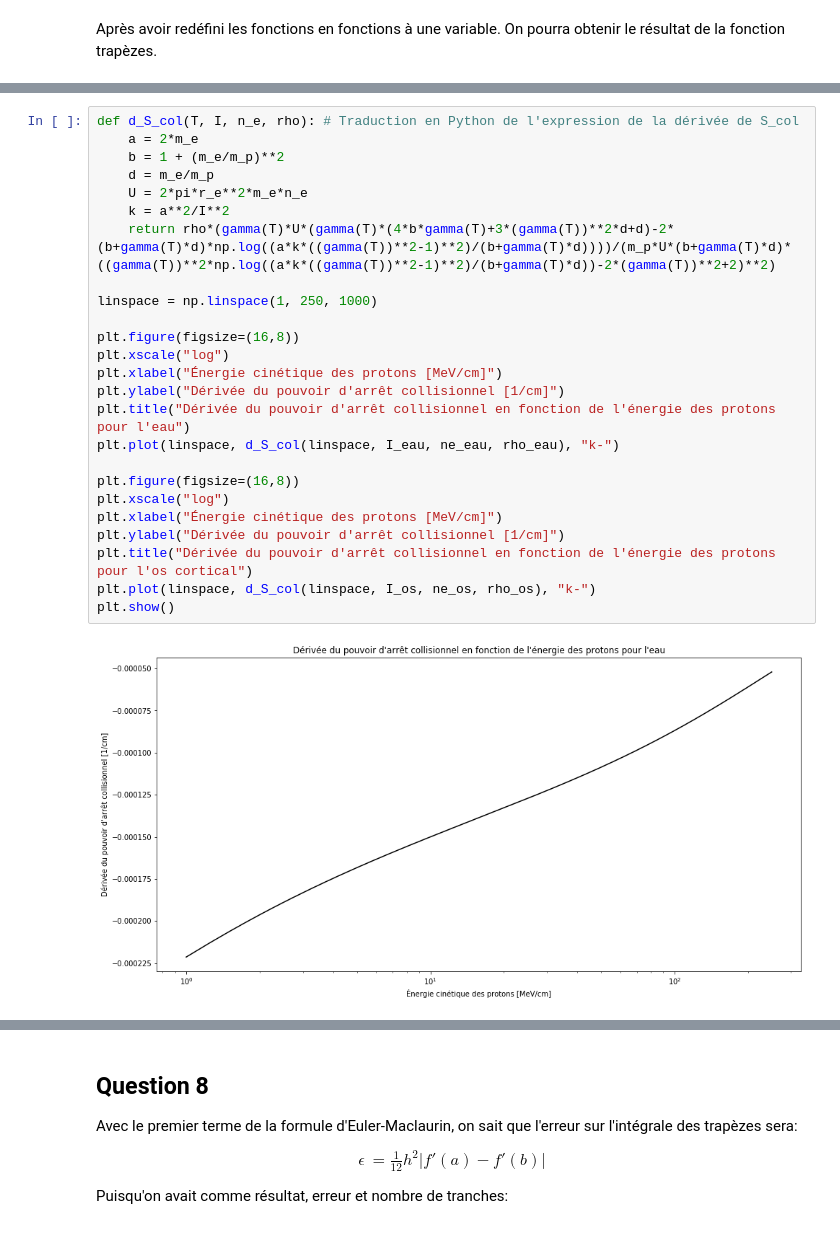
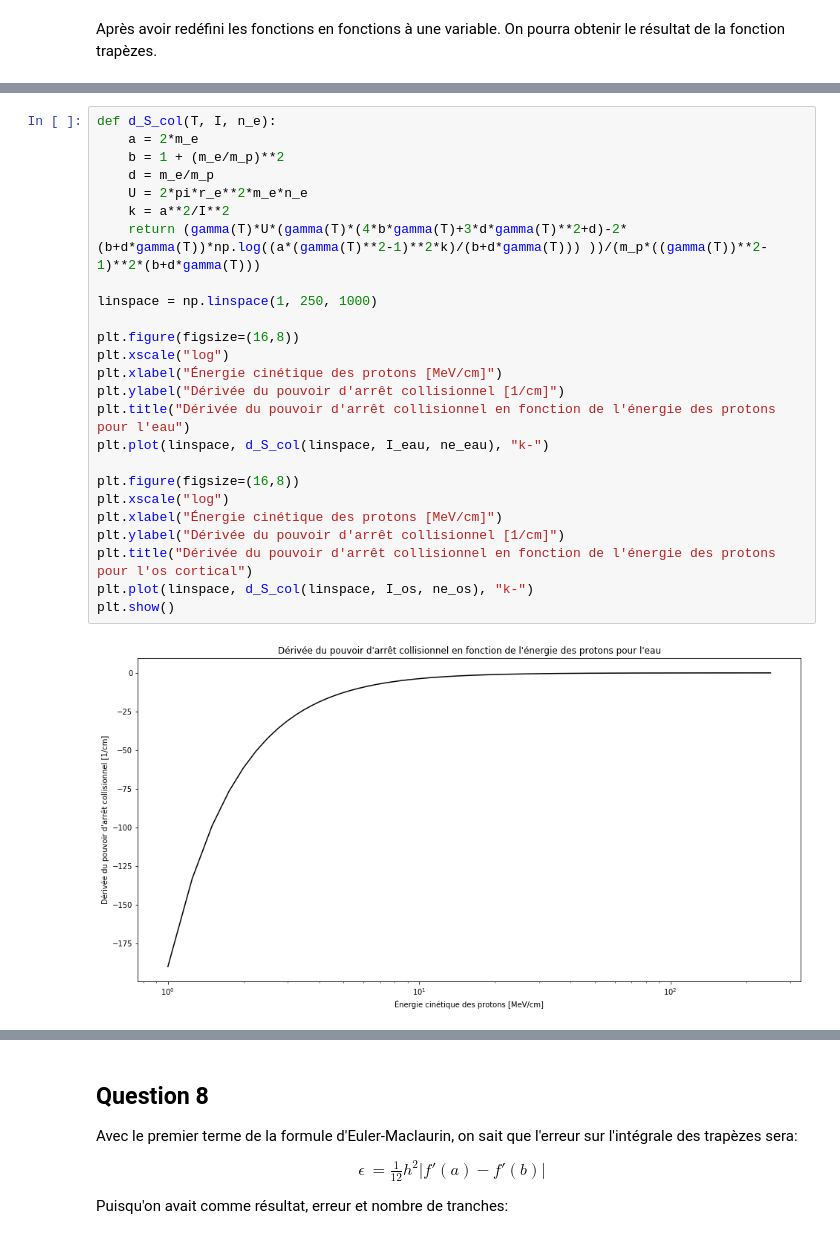
Before and after one commit to juham58/PhysNum_TP1, a Jupyter notebook: TP1.ipynb, the cells around one changed output, grey strips where cells are left out. Cells and saved outputs as stored; diff of their text form.

```diff
--- a/TP1.ipynb
+++ b/TP1.ipynb
@@ -286,28 +275,28 @@ $$
 Sous forme _Python_, on aura:
 # %%
-def d_S_col(T, I, n_e, rho): # Traduction en Python de l'expression de la dérivée de S_col
+def d_S_col(T, I, n_e):
     a = 2*m_e
     b = 1 + (m_e/m_p)**2
     d = m_e/m_p
     U = 2*pi*r_e**2*m_e*n_e
     k = a**2/I**2
-    return rho*(gamma(T)*U*(gamma(T)*(4*b*gamma(T)+3*(gamma(T))**2*d+d)-2*(b+gamma(T)*d)*np.log((a*k*((gamma(T))**2-1)**2)/(b+gamma(T)*d))))/(m_p*U*(b+gamma(T)*d)*((gamma(T))**2*np.log((a*k*((gamma(T))**2-1)**2)/(b+gamma(T)*d))-2*(gamma(T))**2+2)**2)
+    return (gamma(T)*U*(gamma(T)*(4*b*gamma(T)+3*d*gamma(T)**2+d)-2*(b+d*gamma(T))*np.log((a*(gamma(T)**2-1)**2*k)/(b+d*gamma(T))) ))/(m_p*((gamma(T))**2-1)**2*(b+d*gamma(T)))
 
 linspace = np.linspace(1, 250, 1000)
 
 plt.figure(figsize=(16,8))
 plt.xscale("log")
 plt.xlabel("Énergie cinétique des protons [MeV/cm]")
 plt.ylabel("Dérivée du pouvoir d'arrêt collisionnel [1/cm]")
 plt.title("Dérivée du pouvoir d'arrêt collisionnel en fonction de l'énergie des protons pour l'eau")
-plt.plot(linspace, d_S_col(linspace, I_eau, ne_eau, rho_eau), "k-")
+plt.plot(linspace, d_S_col(linspace, I_eau, ne_eau), "k-")
 
 plt.figure(figsize=(16,8))
 plt.xscale("log")
 plt.xlabel("Énergie cinétique des protons [MeV/cm]")
 plt.ylabel("Dérivée du pouvoir d'arrêt collisionnel [1/cm]")
 plt.title("Dérivée du pouvoir d'arrêt collisionnel en fonction de l'énergie des protons pour l'os cortical")
-plt.plot(linspace, d_S_col(linspace, I_os, ne_os, rho_os), "k-")
+plt.plot(linspace, d_S_col(linspace, I_os, ne_os), "k-")
 plt.show()
 # %% [output]
-[figure, old version]
+[figure, new version]
```
Also changed, not shown: parts of 16 cells of this notebook.
